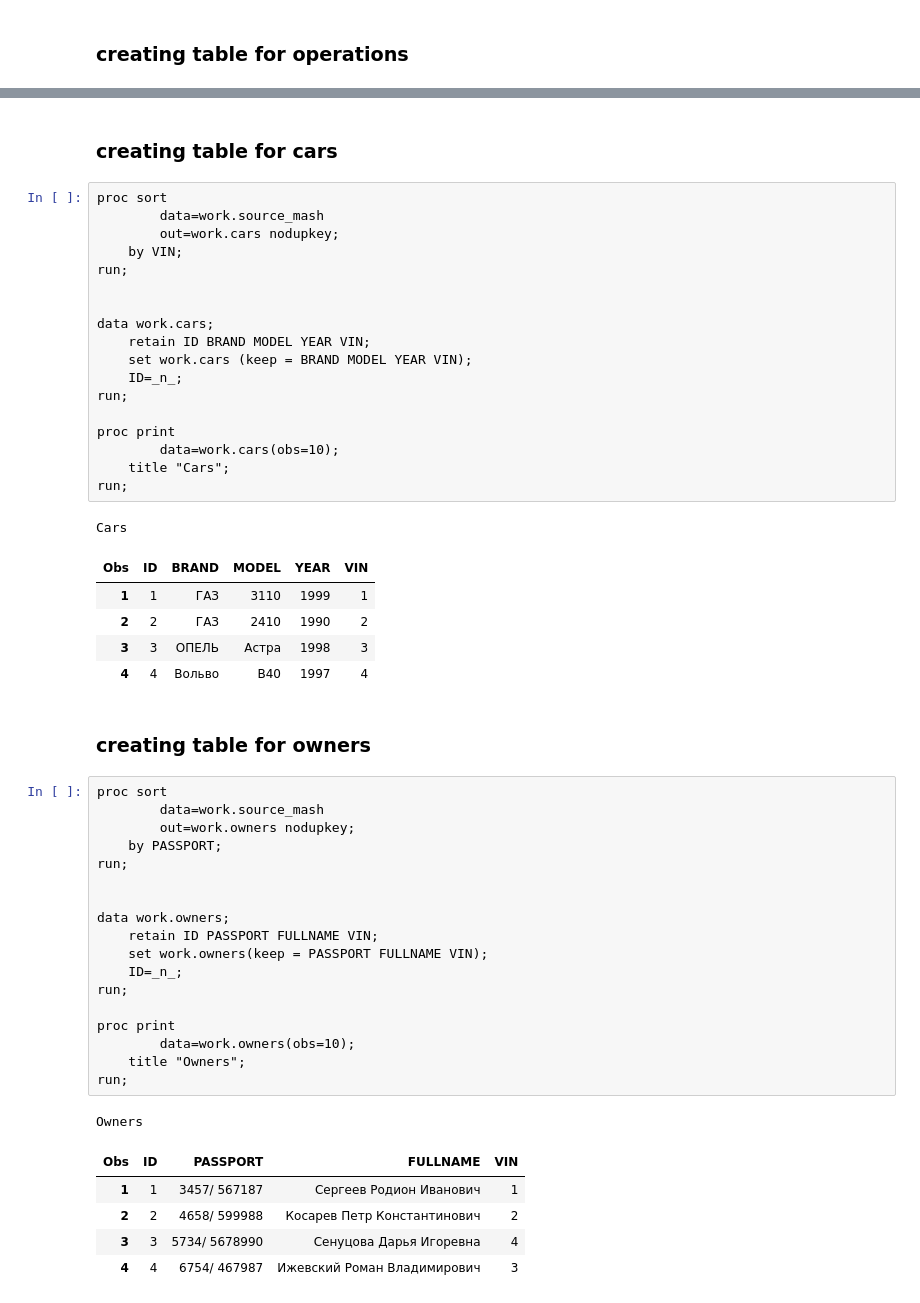
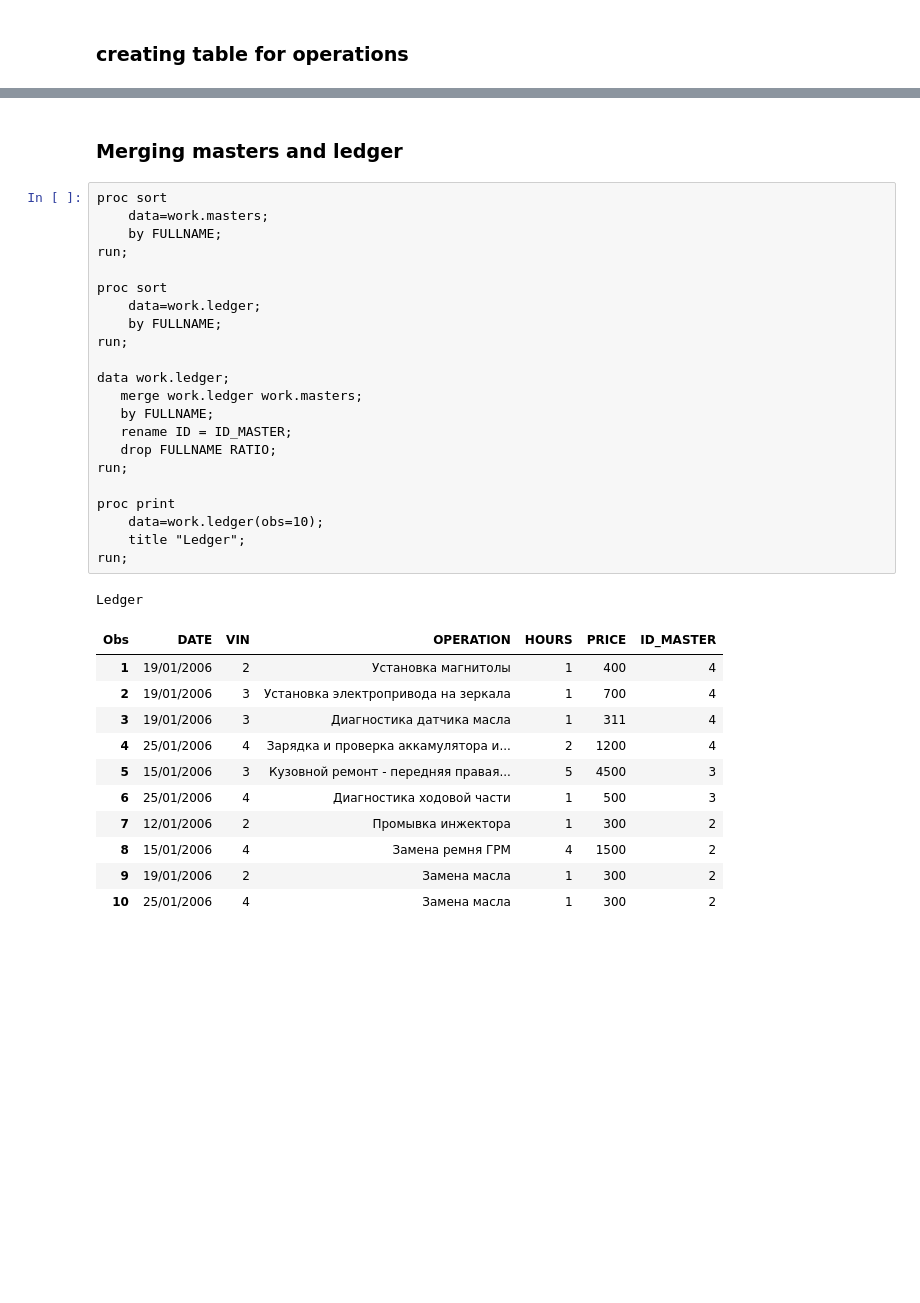
Before and after one commit to ahtyamovdanil/SAS_university, a Jupyter notebook: lab_1/lab1_var3.ipynb, the cells around one changed output, grey strips where cells are left out. Drawn from its saved outputs; the diff is of its cells as text; blank space fills up the shorter version.

```diff
--- a/lab_1/lab1.ipynb
+++ b/lab_1/lab1_var3.ipynb
@@ -179,54 +181,37 @@ run;
-# %% [markdown]
-### creating table for cars
-# %%
-proc sort
-        data=work.source_mash
-        out=work.cars nodupkey;
-    by VIN;
-run;
-
-
-data work.cars;
-    retain ID BRAND MODEL YEAR VIN;
-    set work.cars (keep = BRAND MODEL YEAR VIN);
-    ID=_n_;
-run;
-
-proc print
-        data=work.cars(obs=10);
-    title "Cars";
-run;
-# %% [output]
-Cars
-| Obs | ID | BRAND | MODEL | YEAR | VIN |
-| 1 | 1 | ГАЗ | 3110 | 1999 | 1 |
-| 2 | 2 | ГАЗ | 2410 | 1990 | 2 |
-| 3 | 3 | ОПЕЛЬ | Астра | 1998 | 3 |
-| 4 | 4 | Вольво | В40 | 1997 | 4 |
-# %% [markdown]
-### creating table for owners
+# %% [markdown]
+### Merging masters and ledger
 # %%
 proc sort
-        data=work.source_mash
-        out=work.owners nodupkey;
-    by PASSPORT;
+    data=work.masters;
+    by FULLNAME;
 run;
 
+proc sort
+    data=work.ledger;
+    by FULLNAME;
+run;
 
-data work.owners;
-    retain ID PASSPORT FULLNAME VIN;
-    set work.owners(keep = PASSPORT FULLNAME VIN);
-    ID=_n_;
+data work.ledger;
+   merge work.ledger work.masters;
+   by FULLNAME;
+   rename ID = ID_MASTER;
+   drop FULLNAME RATIO;
 run;
 
 proc print
-        data=work.owners(obs=10);
-    title "Owners";
+    data=work.ledger(obs=10);
+    title "Ledger";
 run;
 # %% [output]
-Owners
+Ledger
-| Obs | ID | PASSPORT | FULLNAME | VIN |
-| 1 | 1 | 3457/ 567187 | Сергеев Родион Иванович | 1 |
-| 2 | 2 | 4658/ 599988 | Косарев Петр Константинович | 2 |
-| 3 | 3 | 5734/ 5678990 | Сенуцова Дарья Игоревна | 4 |
-| 4 | 4 | 6754/ 467987 | Ижевский Роман Владимирович | 3 |
+| Obs | DATE | VIN | OPERATION | HOURS | PRICE | ID_MASTER |
+| 1 | 19/01/2006 | 2 | Установка магнитолы | 1 | 400 | 4 |
+| 2 | 19/01/2006 | 3 | Установка электропривода на зеркала | 1 | 700 | 4 |
+| 3 | 19/01/2006 | 3 | Диагностика датчика масла | 1 | 311 | 4 |
+| 4 | 25/01/2006 | 4 | Зарядка и проверка аккамулятора и... | 2 | 1200 | 4 |
+| 5 | 15/01/2006 | 3 | Кузовной ремонт - передняя правая... | 5 | 4500 | 3 |
+| 6 | 25/01/2006 | 4 | Диагностика ходовой части | 1 | 500 | 3 |
+| 7 | 12/01/2006 | 2 | Промывка инжектора | 1 | 300 | 2 |
+| 8 | 15/01/2006 | 4 | Замена ремня ГРМ | 4 | 1500 | 2 |
+| 9 | 19/01/2006 | 2 | Замена масла | 1 | 300 | 2 |
+| 10 | 25/01/2006 | 4 | Замена масла | 1 | 300 | 2 |
```
Also changed, not shown: parts of 16 cells of this notebook, 7 other files.
